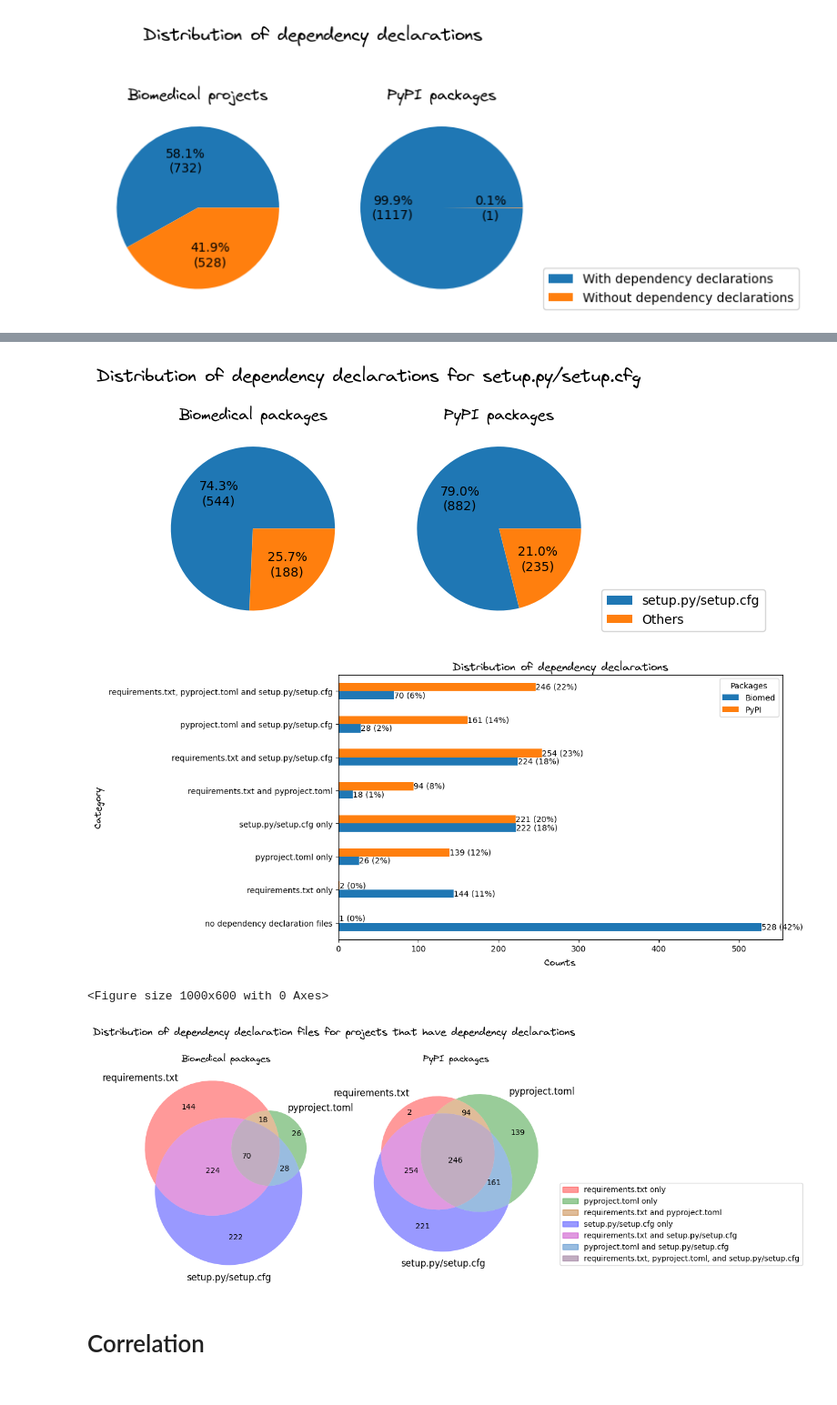
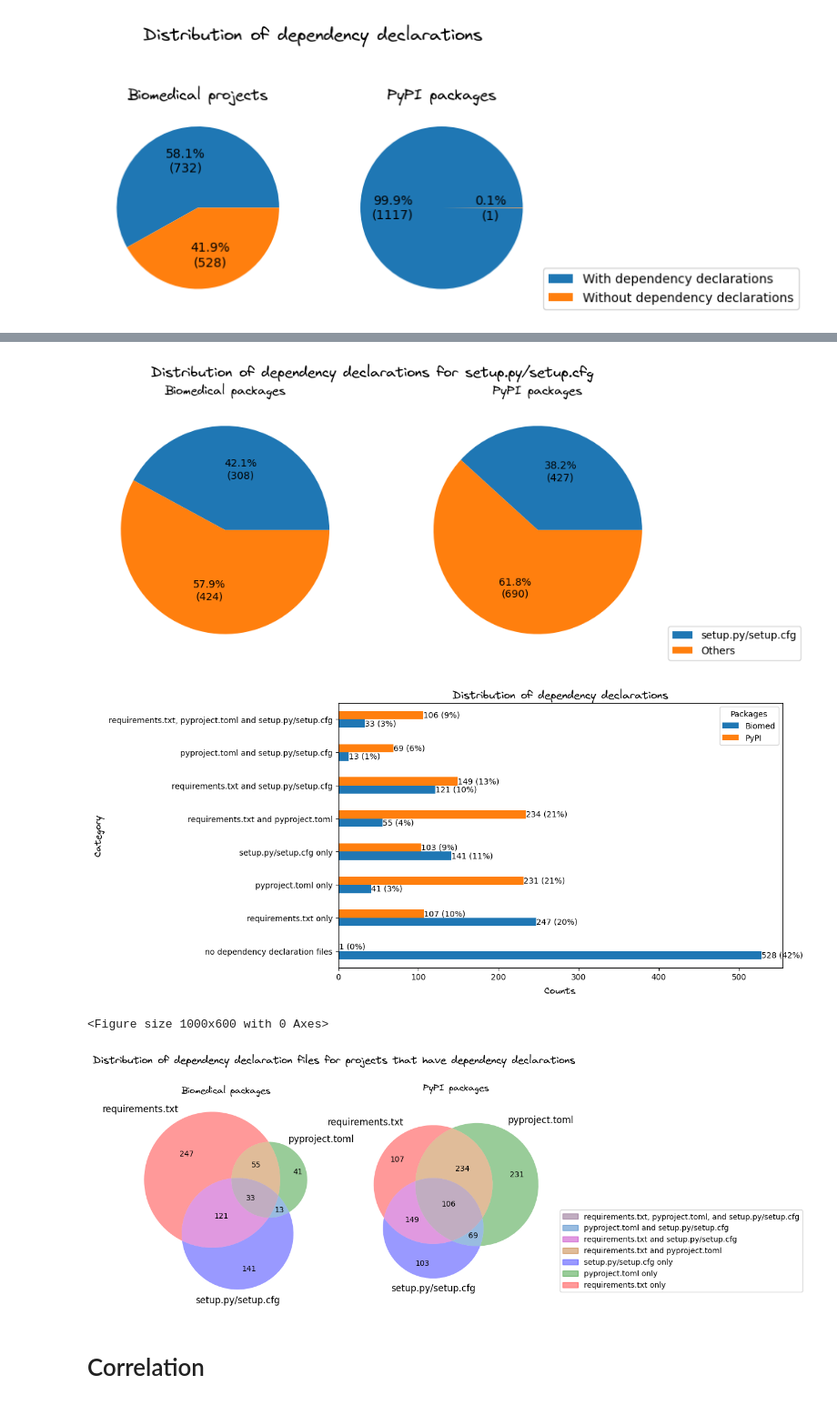
Before and after one commit to tweag/FawltyDeps-analysis, a Jupyter notebook: notebooks/analysis_biomed_pypi.ipynb, the cells around one changed output, grey strips where cells are left out. Shown at 91% size. Saved outputs shown, nothing was run; the diff lists cells and outputs as text; code cells hidden in the pictures.

```diff
--- a/notebooks/analysis_biomed_pypi.ipynb
+++ b/notebooks/analysis_biomed_pypi.ipynb
@@ -302,7 +302,7 @@ for project_name, deps in depsfiles_biomed.items():
             project_pyproject_toml.add(project_name)
             break
     for dep in deps:
-        if dep["parser_choice"].startswith("setup"):
+        if dep["parser_choice"].startswith("setup") and dep["deps_count"] > 0:
             project_setup.add(project_name)
             break
 # %%
@@ -320,7 +320,7 @@ for project_name, deps in depsfiles_pypi.items():
             project_pyproject_toml_pypi.add(project_name)
             break
     for dep in deps:
-        if dep["parser_choice"].startswith("setup"):
+        if dep["parser_choice"].startswith("setup") and dep["deps_count"] > 0:
             project_setup_pypi.add(project_name)
             break
 # %%
@@ -367,7 +367,7 @@ plt.legend(loc=(1, 0), labels = ["setup.py/setup.cfg", "Others"])
 plt.subplots_adjust(top=1.1)
 plt.savefig("distribution_deps_2.3.png", dpi=600, bbox_inches="tight")
 # %% [output]
-[figure, old version]
+[figure, new version]
 # %%
 project_req_only = project_req_txt - project_pyproject_toml - project_setup
 project_toml_only = project_pyproject_toml - project_req_txt - project_setup
@@ -491,7 +491,7 @@ for p in ax.patches:
 plt.savefig("distribution_deps_3.png", dpi=600, bbox_inches="tight")
 plt.show()
 # %% [output]
-[figure, old version]
+[figure, new version]
 # %%
 # Draw a venn diagram
 plt.figure()
@@ -519,36 +519,36 @@ venn_parsers_pypi = venn3(
 # for a 3-circle diagram, the sequence is 100, 010, 110, 001, 101, 011, 111
 legend_labels = [
     f"{set_1_name} only",
     f"{set_2_name} only",
     f"{set_1_name} and {set_2_name}",
     f"{set_3_name} only",
     f"{set_1_name} and {set_3_name}",
     f"{set_2_name} and {set_3_name}",
     f"{set_1_name}, {set_2_name}, and {set_3_name}",
 ]
 
 legend_handles = [
     Patch(
         color=patch.get_facecolor(),
         label=legend_labels[venn_parsers.patches.index(patch)],
     )
     for patch in venn_parsers.patches
     if patch
 ]
-
-plt.legend(handles=legend_handles, loc=(1.04, 0))
+order = [6, 5, 4, 2, 3, 1, 0]
+plt.legend(handles=[legend_handles[idx] for idx in order], loc=(1.04, 0))
 
 ax1.set_title("Biomedical packages", fontname='Virgil 3 YOFF', fontsize=12)
 ax2.set_title('PyPI packages', fontname='Virgil 3 YOFF', fontsize=12, y=1.08)
 
 plt.suptitle(
     "Distribution of dependency declaration files for projects that have dependency declarations", fontname='Virgil 3 YOFF', fontsize=14)
 plt.subplots_adjust(top=0.95)
 
 plt.savefig("distribution_deps_4.png", dpi=600, bbox_inches="tight")
 # %% [output]
 <Figure size 1000x600 with 0 Axes>
-[figure, old version]
+[figure, new version]
 # %% [markdown]
 # Correlation
 # %%
```
Also changed, not shown: parts of 8 cells of this notebook.
